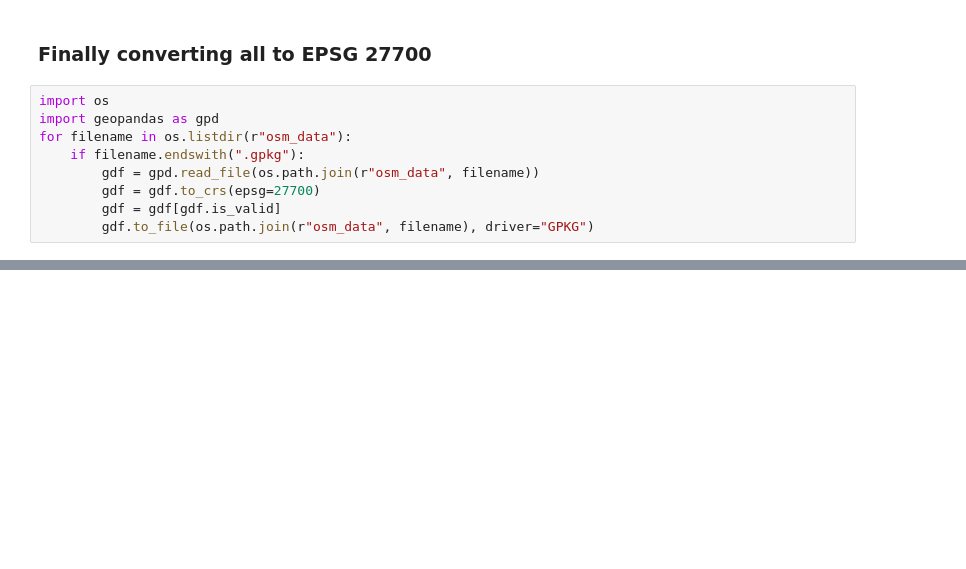
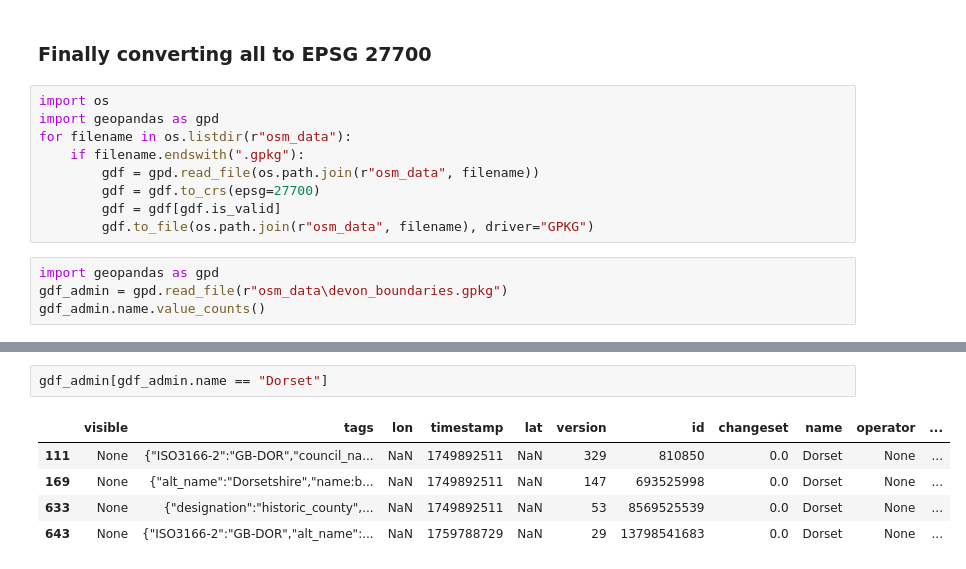
Before and after one commit to arjun8009/a2a_framework, a Jupyter notebook: osmwork.ipynb, the cells around one changed output, grey strips where cells are left out. Cells and saved outputs as stored; diff of their text form; blank space fills up the shorter version.

```diff
--- a/osmwork.ipynb
+++ b/osmwork.ipynb
@@ -419,3 +402,7 @@ for filename in os.listdir(r"osm_data"):
         gdf = gdf.to_crs(epsg=27700)
         gdf = gdf[gdf.is_valid]
         gdf.to_file(os.path.join(r"osm_data", filename), driver="GPKG")
+# %%
+import geopandas as gpd
+gdf_admin = gpd.read_file(r"osm_data\devon_boundaries.gpkg")
+gdf_admin.name.value_counts()
@@ -421,0 +439,8 @@ for filename in os.listdir(r"osm_data"):
+# %%
+gdf_admin[gdf_admin.name == "Dorset"]
+# %% [output]
+|  | visible | tags | lon | timestamp | lat | version | id | changeset | name | operator | ... |
+| 111 | None | {"ISO3166-2":"GB-DOR","council_na... | NaN | 1749892511 | NaN | 329 | 810850 | 0.0 | Dorset | None | ... |
+| 169 | None | {"alt_name":"Dorsetshire","name:b... | NaN | 1749892511 | NaN | 147 | 693525998 | 0.0 | Dorset | None | ... |
+| 633 | None | {"designation":"historic_county",... | NaN | 1749892511 | NaN | 53 | 8569525539 | 0.0 | Dorset | None | ... |
+| 643 | None | {"ISO3166-2":"GB-DOR","alt_name":... | NaN | 1759788729 | NaN | 29 | 13798541683 | 0.0 | Dorset | None | ... |
```
Also changed, not shown: parts of 8 cells of this notebook, 3 other files.
